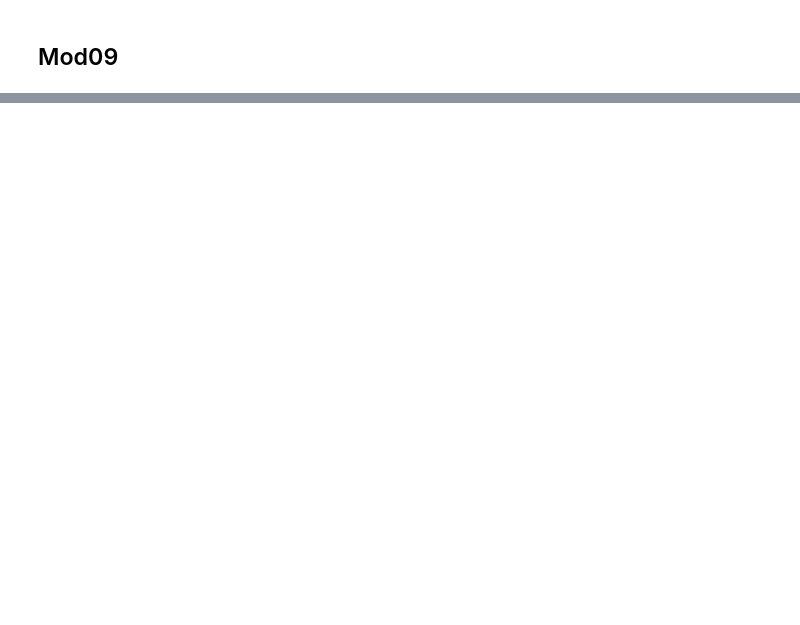
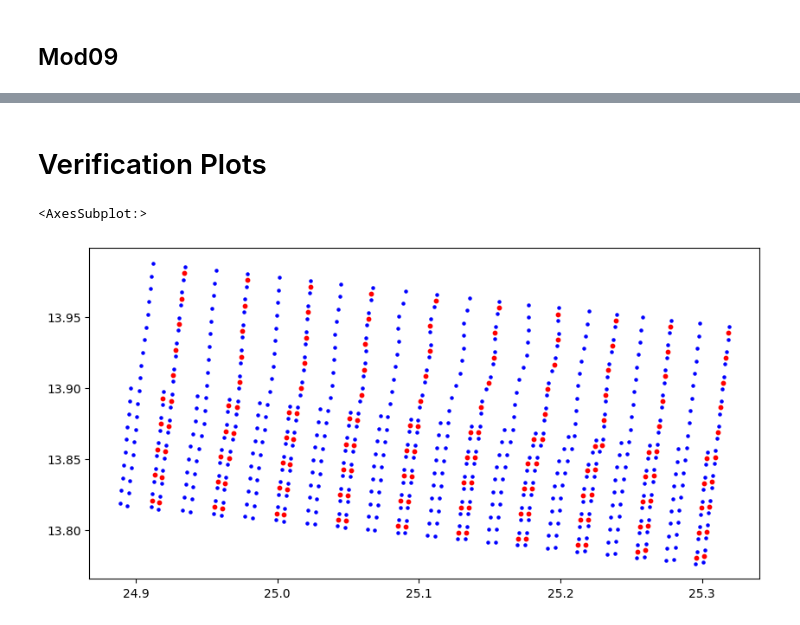
Before and after one commit to SpatioTemporal/STAREMaster_py, a Jupyter notebook: examples/MOD09.ipynb, the cells around one changed output, grey strips where cells are left out. Saved outputs shown, nothing was run; the diff lists cells and outputs as text; code cells hidden in the pictures; blank space fills up the shorter version.

```diff
--- a/examples/MOD09.ipynb
+++ b/examples/MOD09.ipynb
@@ -26,0 +34,33 @@ cover_sids = pystare.to_nonconvex_hull_range_from_latlon(granule.gring_lats,
+# %%
+# iterating over scan groups
+
+lat_500 = []
+lon_500 = []
+
+for group_start in range(0, 2030, 10):
+    group_lats = granule.lats[group_start:group_start+10]
+    group_lons = granule.lons[group_start:group_start+10]
+
+    # Zoom out by factor (2n-1)/2; I.e. 2707/1354 in scan, 19/10 in track
+    lat_500_g = scipy.ndimage.zoom(group_lats, (19/10, 2707/1354), order=1)
+    lon_500_g = scipy.ndimage.zoom(group_lons, (19/10,  2707/1354), order=1)
+
+    # Calculate the gradient to
+    # a) shift 0.5 lenghts (250 m) in track direction and 1 length (500 m) in scan direction
+    # b) Extrapolate the last observation in track direction
+    gxx_lat, gyy_lat = numpy.gradient(lat_500_g)
+    lat_500_g = lat_500_g - 0.5*gxx_lat - 1*gyy_lat
+    lat_final = lat_500_g[-1] + 1*gxx_lat[-1] # Last row of group
+
+    gxx_lon, gyy_lon = numpy.gradient(lon_500_g)
+    lon_500_g = lon_500_g - 0.5*gxx_lon - 1*gyy_lon
+    lon_final = lon_500_g[-1] + 1*gxx_lon[-1] # Last row of group
+
+    lat_500_g = numpy.append(lat_500_g, [lat_final], axis=0)
+    lon_500_g  = numpy.append(lon_500_g, [lon_final], axis=0)
+
+    lat_500.append(lat_500_g)
+    lon_500.append(lon_500_g)
+
+lat_500 = numpy.concatenate(lat_500)
+lon_500 = numpy.concatenate(lon_500)
@@ -26,0 +71,17 @@ cover_sids = pystare.to_nonconvex_hull_range_from_latlon(granule.gring_lats,
+# %% [markdown]
+# Verification Plots
+# %%
+fig = plt.figure(figsize=(10, 10), dpi=100)
+ax = fig.add_subplot()
+
+df = geopandas.GeoDataFrame(geometry=geopandas.points_from_xy(granule.lons[0:15, 0:10].flatten(),
+                                                              granule.lats[0:15, 0:10].flatten()))
+
+df2 = geopandas.GeoDataFrame(geometry=geopandas.points_from_xy(lon_500[0:30, 0:20].flatten(),
+                                                               lat_500[0:30, 0:20].flatten()))
+
+df.plot(ax=ax, color='red', markersize=10)
+df2.plot(ax=ax,markersize=5, color='blue')
+# %% [output]
+<AxesSubplot:>
+[figure, added]
```
Also changed, not shown: parts of 8 cells of this notebook, 21 other files.
